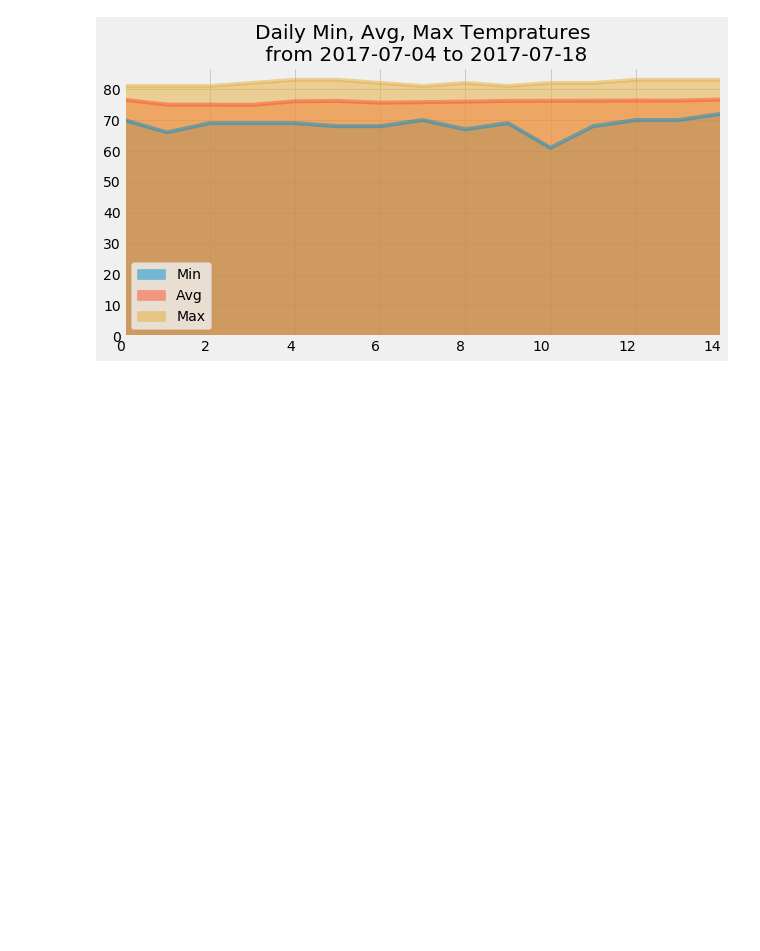
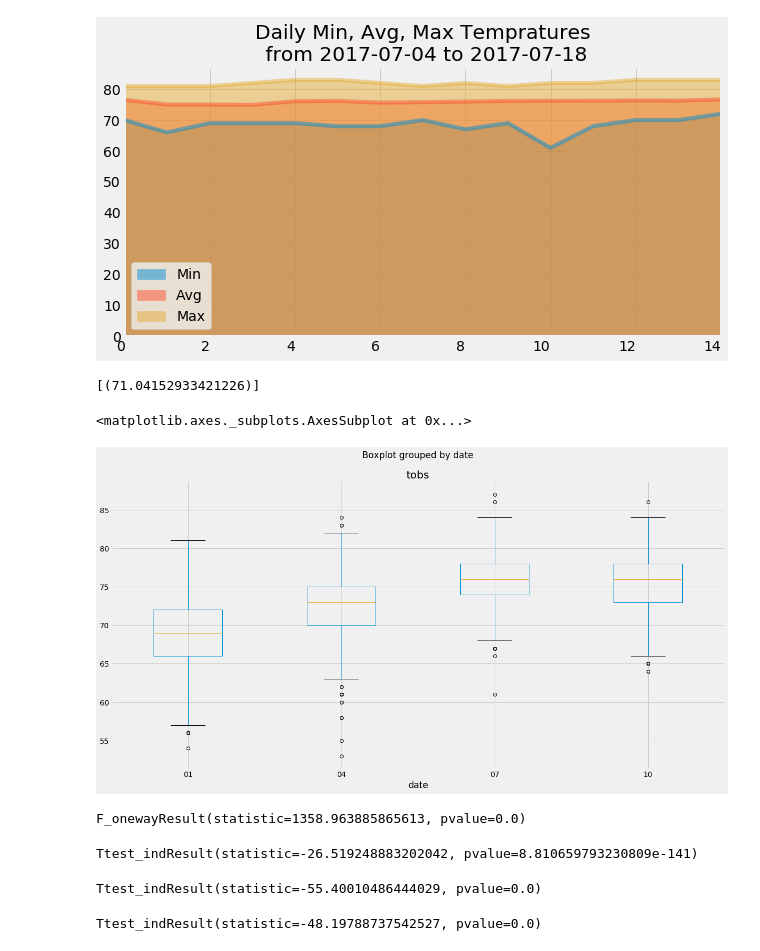
Before and after one commit to ShahzadNaseer/AdvDataStorageHW8, a Jupyter notebook: ClimateAnalysisHW8.ipynb, the cells around one changed output. Saved outputs shown, nothing was run; the diff lists cells and outputs as text; code cells hidden in the pictures; blank space fills up the shorter version.

Commit message:
Included Statistical Tests

```diff
--- a/ClimateAnalysisHW8.ipynb
+++ b/ClimateAnalysisHW8.ipynb
@@ -64,7 +64,7 @@ tobs FLOAT
 # Use Pandas Plotting with Matplotlib to plot the data
 
 query12month = '''
-                select date, prcp
+                select date, tobs
                   from measurement
                 where date >= (  select  DATE(max(date), '-12 MONTHS')
                                   from measurement
@@ -411,3 +412,68 @@ plt.savefig('HW8-DailyNormalTemps.png')
 plt.show()
 # %% [output]
 [figure]
+# %%
+def monthly_normals(date):
+    """Monthly Normals.
+
+    Args:
+        date (str): A date string in the format '%m-%d'
+
+    Returns:
+        A list of tuples containing the daily normals, tmin, tavg, and tmax
+
+    """
+    sel = [func.avg(Measurement.tobs)]
+
+    return session.query(*sel).filter(func.strftime("%m", Measurement.date) == date).all()
+
+
+#     sel = [func.min(Measurement.tobs), func.avg(Measurement.tobs), func.max(Measurement.tobs)]
+#     return session.query(*sel).filter(func.strftime("%m-%d", Measurement.date) == date).all()
+
+monthly_normals("12")
+# %% [output]
+[(71.04152933421226)]
+# %%
+queryMonth = '''
+             select strftime("%m", date) date, tobs
+               from measurement
+             where strftime("%m", date) in ( '01', '04', '07', '10')
+'''
+sel_month_df = pd.read_sql_query(queryMonth, engine)
+sel_month_df = sel_month_df.dropna()
+
+sel_month01_df = sel_month_df.loc[sel_month_df["date"] == "01" ]["tobs"]
+sel_month04_df = sel_month_df.loc[sel_month_df["date"] == "04" ]["tobs"]
+sel_month07_df = sel_month_df.loc[sel_month_df["date"] == "07" ]["tobs"]
+sel_month10_df = sel_month_df.loc[sel_month_df["date"] == "10" ]["tobs"]
+# %%
+sel_month_df.boxplot("tobs", by="date", figsize=(20, 10))
+# %% [output]
+<matplotlib.axes._subplots.AxesSubplot at 0x...>
+[figure, added]
+# %%
+import scipy.stats as stats
+
+# Perform the ANOVA
+# stats.f_oneway(jan_mean, apr_mean, jul_mean, oct_mean)
+stats.f_oneway(sel_month01_df, sel_month04_df, sel_month07_df, sel_month10_df)
+
+# low pvalue tells atleast one of these is different
+# %% [output]
+F_onewayResult(statistic=1358.963885865613, pvalue=0.0)
+# %%
+# Calculate Independent (Two Sample) T-Test
+stats.ttest_ind(sel_month01_df, sel_month04_df, equal_var=False)
+# %% [output]
+Ttest_indResult(statistic=-26.519248883202042, pvalue=8.810659793230809e-141)
+# %%
+# Calculate Independent (Two Sample) T-Test
+stats.ttest_ind(sel_month01_df, sel_month07_df, equal_var=False)
+# %% [output]
+Ttest_indResult(statistic=-55.40010486444029, pvalue=0.0)
+# %%
+# Calculate Independent (Two Sample) T-Test
+stats.ttest_ind(sel_month01_df, sel_month10_df, equal_var=False)
+# %% [output]
+Ttest_indResult(statistic=-48.19788737542527, pvalue=0.0)
```
Also changed, not shown: parts of 3 cells of this notebook.
